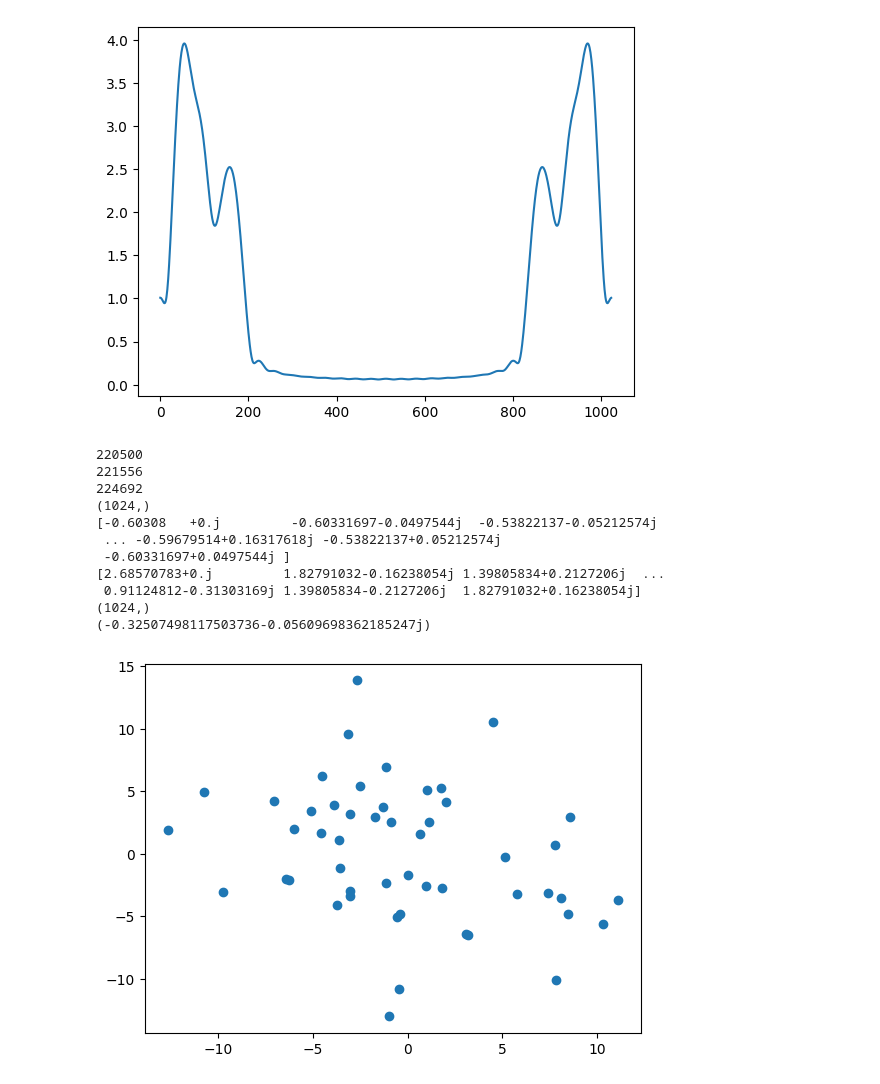
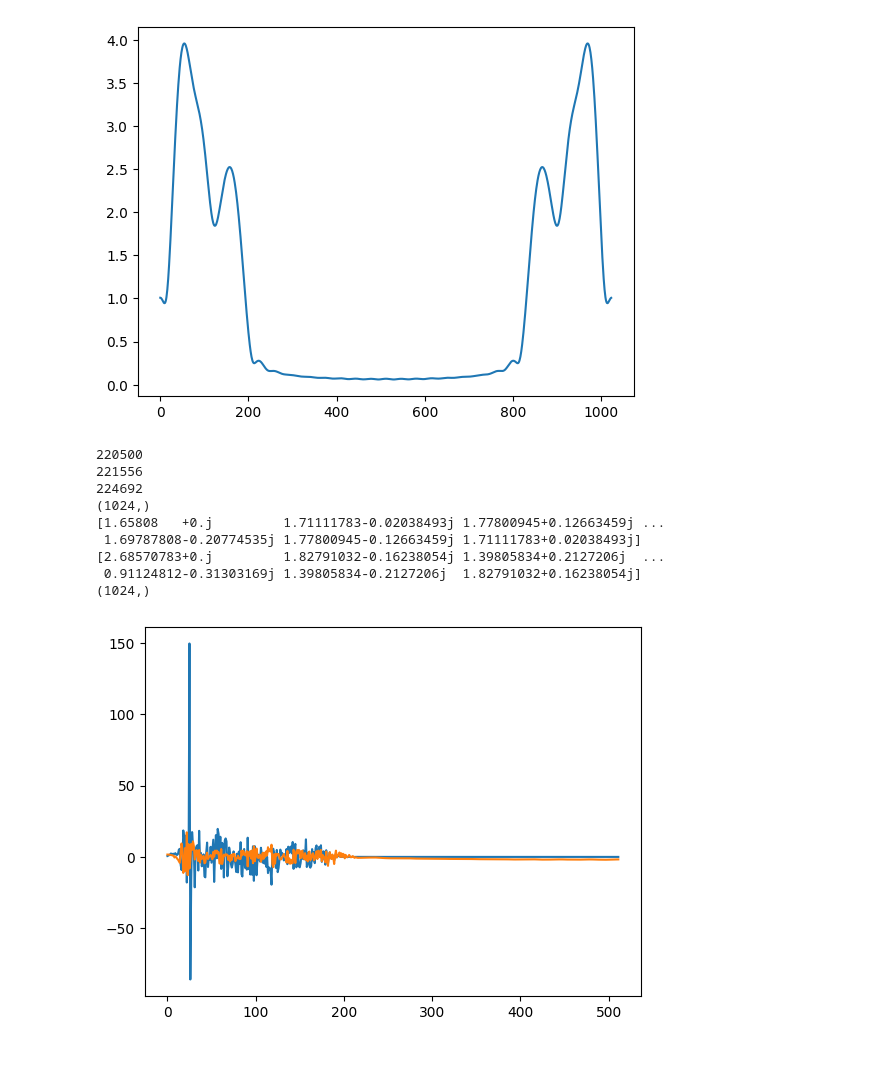
Before and after one commit to kmcm0707/GF3, a Jupyter notebook: full_decoder.ipynb, the cells around one changed output. Cells and saved outputs as stored; diff of their text form; code cells hidden in the pictures; blank space fills up the shorter version.

```diff
--- a/full_decoder.ipynb
+++ b/full_decoder.ipynb
@@ -319,35 +319,32 @@ plt.show()
 # %%
 Start_index = lags[max_index] + len(chirp)
 print(len(chirp))
 print(len(chirp) + 1056)
 print(Start_index)
 n = 1056
-Symbol_Two = y[Start_index + n :Start_index + 2*n]
+Symbol_Two = y[Start_index + 2*n :Start_index + 3*n]
 Symbol_Two = Symbol_Two[32:]
 print(Symbol_Two.shape)
 Symbol_Two = np.fft.fft(Symbol_Two, n = 1024)
 print(Symbol_Two)
 print(chanel_estimation)
 print(chanel_estimation.shape)
 Symbol_Two_correct = Symbol_Two / chanel_estimation
 Symbol_Two_correct_2 = Symbol_Two / chanel_estimation_2
-print(Symbol_Two[1])
-Symbol_Two = Symbol_Two
 
 
 
-plt.scatter(np.real(Symbol_Two[100:150]), np.imag(Symbol_Two[100:150]))
+plt.plot(np.real(Symbol_Two_correct[0:512]))
+plt.plot(np.real(Symbol_Two_correct_2[0:512]))
 plt.show()
 # %% [output]
 220500
 221556
 224692
 (1024,)
-[-0.60308   +0.j         -0.60331697-0.0497544j  -0.53822137-0.05212574j
- ... -0.59679514+0.16317618j -0.53822137+0.05212574j
- -0.60331697+0.0497544j ]
+[1.65808   +0.j         1.71111783-0.02038493j 1.77800945+0.12663459j ...
+ 1.69787808-0.20774535j 1.77800945-0.12663459j 1.71111783+0.02038493j]
 [2.68570783+0.j         1.82791032-0.16238054j 1.39805834+0.2127206j  ...
  0.91124812-0.31303169j 1.39805834-0.2127206j  1.82791032+0.16238054j]
 (1024,)
-(-0.32507498117503736-0.05609698362185247j)
-[figure, old version]
+[figure, new version]
```
